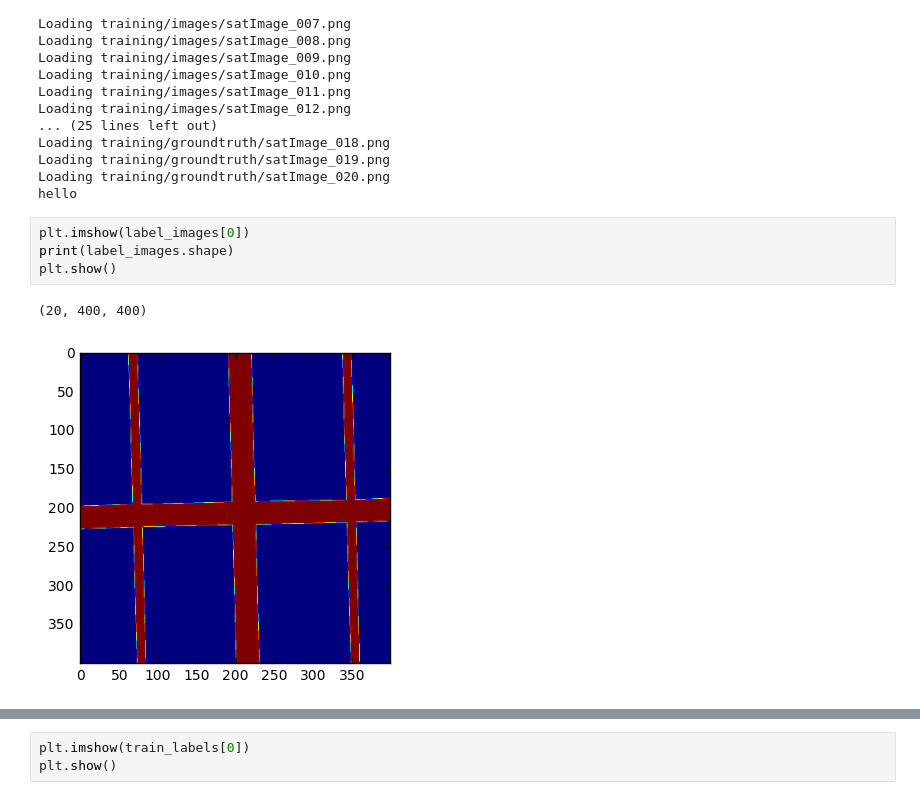
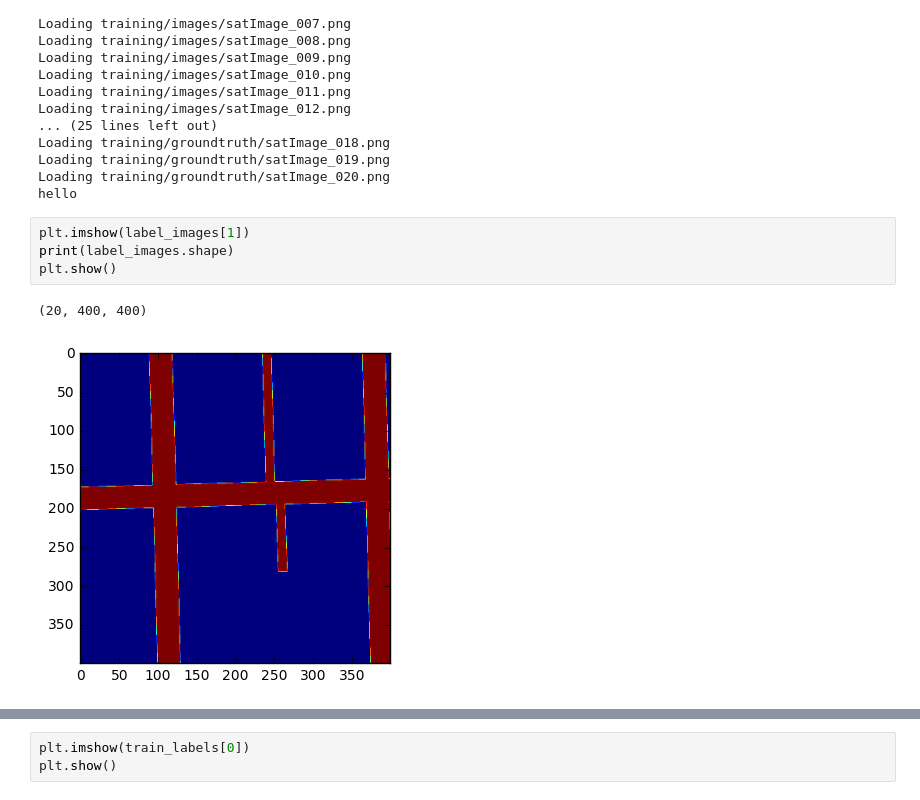
Before and after one commit to njroussel/RoadSegmentation, a Jupyter notebook: roateImages.ipynb, the cells around one changed output, grey strips where cells are left out. Cells and saved outputs as stored; diff of their text form.

```diff
--- a/roateImages.ipynb
+++ b/roateImages.ipynb
@@ -31,10 +31,10 @@ Loading training/groundtruth/satImage_019.png
 Loading training/groundtruth/satImage_020.png
 hello
 # %%
-plt.imshow(label_images[0])
+plt.imshow(label_images[1])
 print(label_images.shape)
 plt.show()
 # %% [output]
 (20, 400, 400)
-[figure, old version]
+[figure, new version]
 # %%
```
Also changed, not shown: parts of 4 cells of this notebook, 5 other files.
